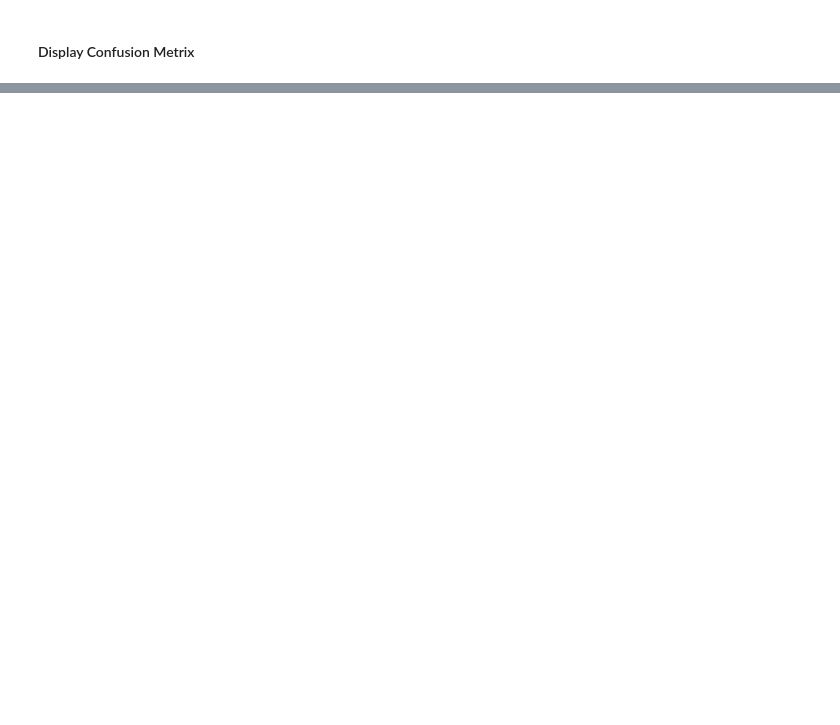
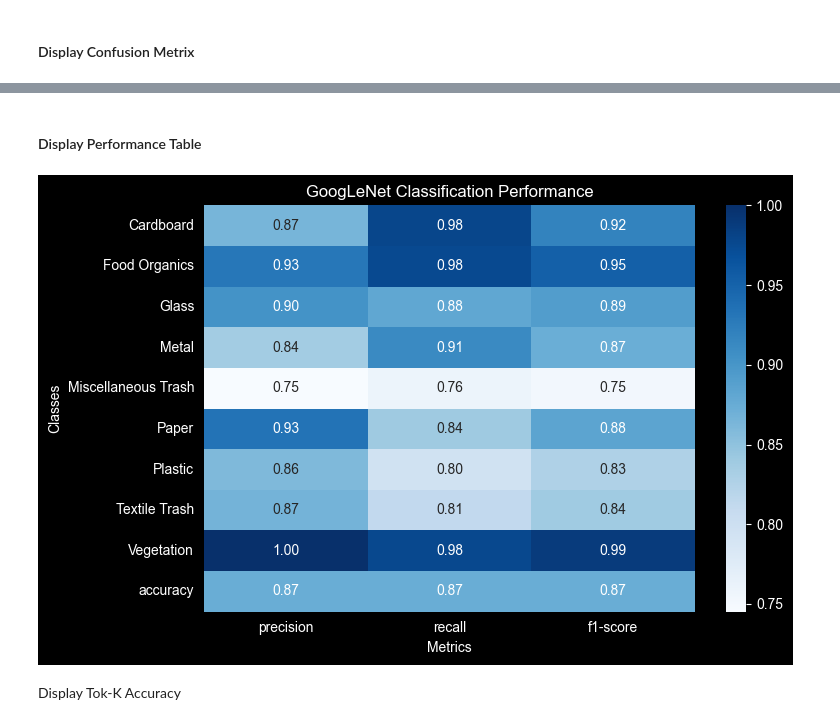
Before and after one commit to juliareinhart/waste-classification-ml, a Jupyter notebook: waste_classification.ipynb, the cells around one changed output, grey strips where cells are left out. Drawn from its saved outputs; the diff is of its cells as text; code cells hidden in the pictures; blank space fills up the shorter version.

Commit message:
Goognet top_k and performance table

```diff
--- a/waste_classification.ipynb
+++ b/waste_classification.ipynb
@@ -1363,0 +1362,8 @@ print_confusion_matrix(y_true, y_pred, class_names, gn_model.__class__.__name__)
+# %% [markdown]
+#### Display Performance Table
+# %%
+print_performance_table(y_true, y_pred, class_names, gn_model.__class__.__name__)
+# %% [output]
+[figure, added]
+# %% [markdown]
+Display Tok-K Accuracy
```
Also changed, not shown: parts of 7 cells of this notebook.
